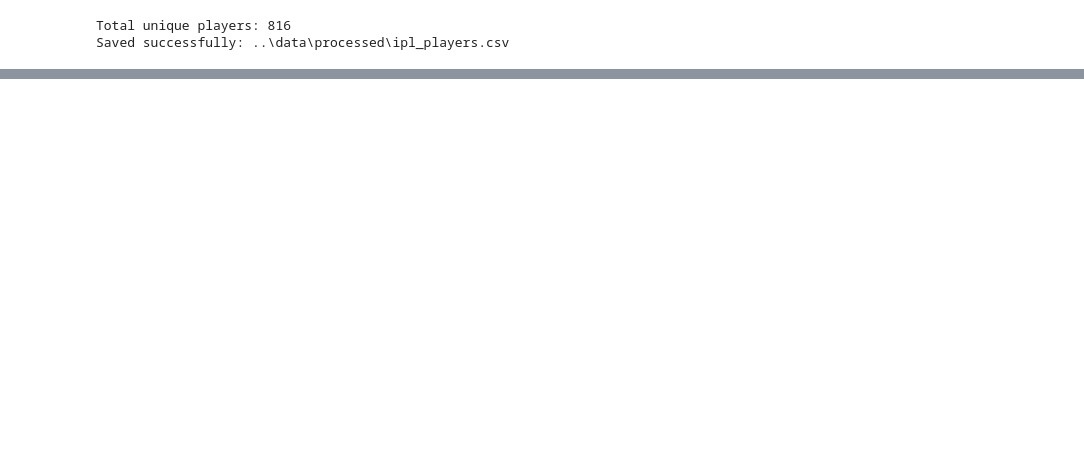
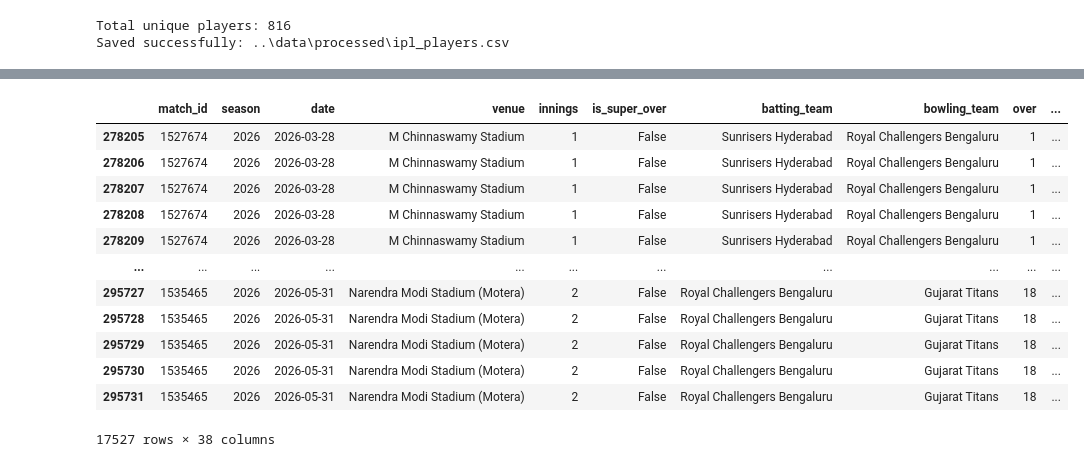
Before and after one commit to Dalchandyogi/IPL-Dashboard, a Jupyter notebook: data_preprocessing/Untitled.ipynb, the cells around one changed output, grey strips where cells are left out. Cells and saved outputs as stored; diff of their text form; code cells hidden in the pictures; blank space fills up the shorter version.

```diff
--- a/data_preprocessing/Untitled.ipynb
+++ b/data_preprocessing/Untitled.ipynb
@@ -117,0 +407,16 @@ Saved successfully: ..\data\processed\ipl_players.csv
+# %%
+balls[balls['season'] == 2026]
+# %% [output]
+|  | match_id | season | date | venue | innings | is_super_over | batting_team | bowling_team | over | ... |
+| 278205 | 1527674 | 2026 | 2026-03-28 | M Chinnaswamy Stadium | 1 | False | Sunrisers Hyderabad | Royal Challengers Bengaluru | 1 | ... |
+| 278206 | 1527674 | 2026 | 2026-03-28 | M Chinnaswamy Stadium | 1 | False | Sunrisers Hyderabad | Royal Challengers Bengaluru | 1 | ... |
+| 278207 | 1527674 | 2026 | 2026-03-28 | M Chinnaswamy Stadium | 1 | False | Sunrisers Hyderabad | Royal Challengers Bengaluru | 1 | ... |
+| 278208 | 1527674 | 2026 | 2026-03-28 | M Chinnaswamy Stadium | 1 | False | Sunrisers Hyderabad | Royal Challengers Bengaluru | 1 | ... |
+| 278209 | 1527674 | 2026 | 2026-03-28 | M Chinnaswamy Stadium | 1 | False | Sunrisers Hyderabad | Royal Challengers Bengaluru | 1 | ... |
+| ... | ... | ... | ... | ... | ... | ... | ... | ... | ... | ... |
+| 295727 | 1535465 | 2026 | 2026-05-31 | Narendra Modi Stadium (Motera) | 2 | False | Royal Challengers Bengaluru | Gujarat Titans | 18 | ... |
+| 295728 | 1535465 | 2026 | 2026-05-31 | Narendra Modi Stadium (Motera) | 2 | False | Royal Challengers Bengaluru | Gujarat Titans | 18 | ... |
+| 295729 | 1535465 | 2026 | 2026-05-31 | Narendra Modi Stadium (Motera) | 2 | False | Royal Challengers Bengaluru | Gujarat Titans | 18 | ... |
+| 295730 | 1535465 | 2026 | 2026-05-31 | Narendra Modi Stadium (Motera) | 2 | False | Royal Challengers Bengaluru | Gujarat Titans | 18 | ... |
+| 295731 | 1535465 | 2026 | 2026-05-31 | Narendra Modi Stadium (Motera) | 2 | False | Royal Challengers Bengaluru | Gujarat Titans | 18 | ... |
+17527 rows × 38 columns
```
Also changed, not shown: parts of 58 cells of this notebook, 10 other files.
